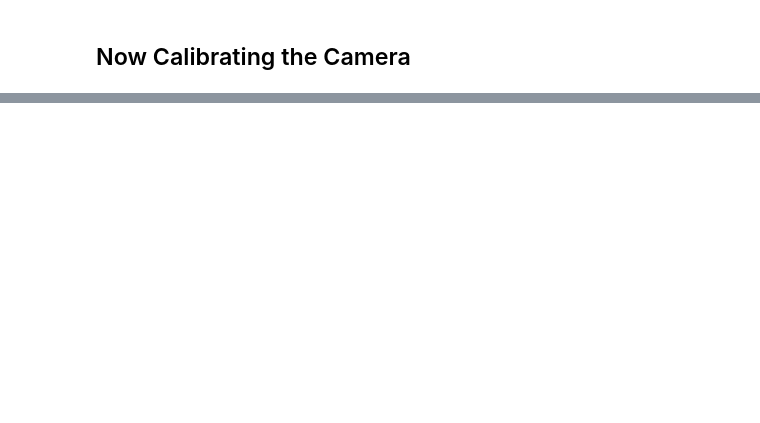
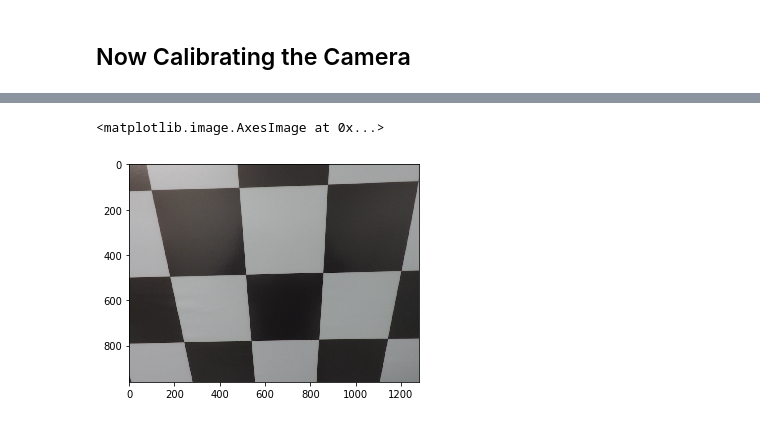
Before and after one commit to magedhassan/Camera-Calibration, a Jupyter notebook: Camera calibration.ipynb, the cells around one changed output, grey strips where cells are left out. Cells and saved outputs as stored; diff of their text form; code cells hidden in the pictures; blank space fills up the shorter version.

```diff
--- a/Camera calibration.ipynb
+++ b/Camera calibration.ipynb
@@ -64,0 +158,10 @@ if ret == True:
+# %%
+# using the objectpoints we got from all the calibration images and the object points we constructed, we now:
+# get the following
+ret, mtx, dist, rvecs, tvecs = cv2.calibrateCamera(objpoints, imgpoints, gray.shape[::-1], None, None)
+#check the output if you want
+#print("ret", ret)
+#print("mtx", mtx)
+#print("dist", dist)
+#print("rvecs", rvecs)
+#print("tvecs", tvecs)
@@ -64,0 +177,7 @@ if ret == True:
+# %%
+# now undistor this image using the parameters determined in the previous steps
+undist = cv2.undistort(img, mtx, dist, None, mtx)
+plt.imshow(undist)
+# %% [output]
+<matplotlib.image.AxesImage at 0x...>
+[figure, added]
```
Also changed, not shown: parts of 11 cells of this notebook.
